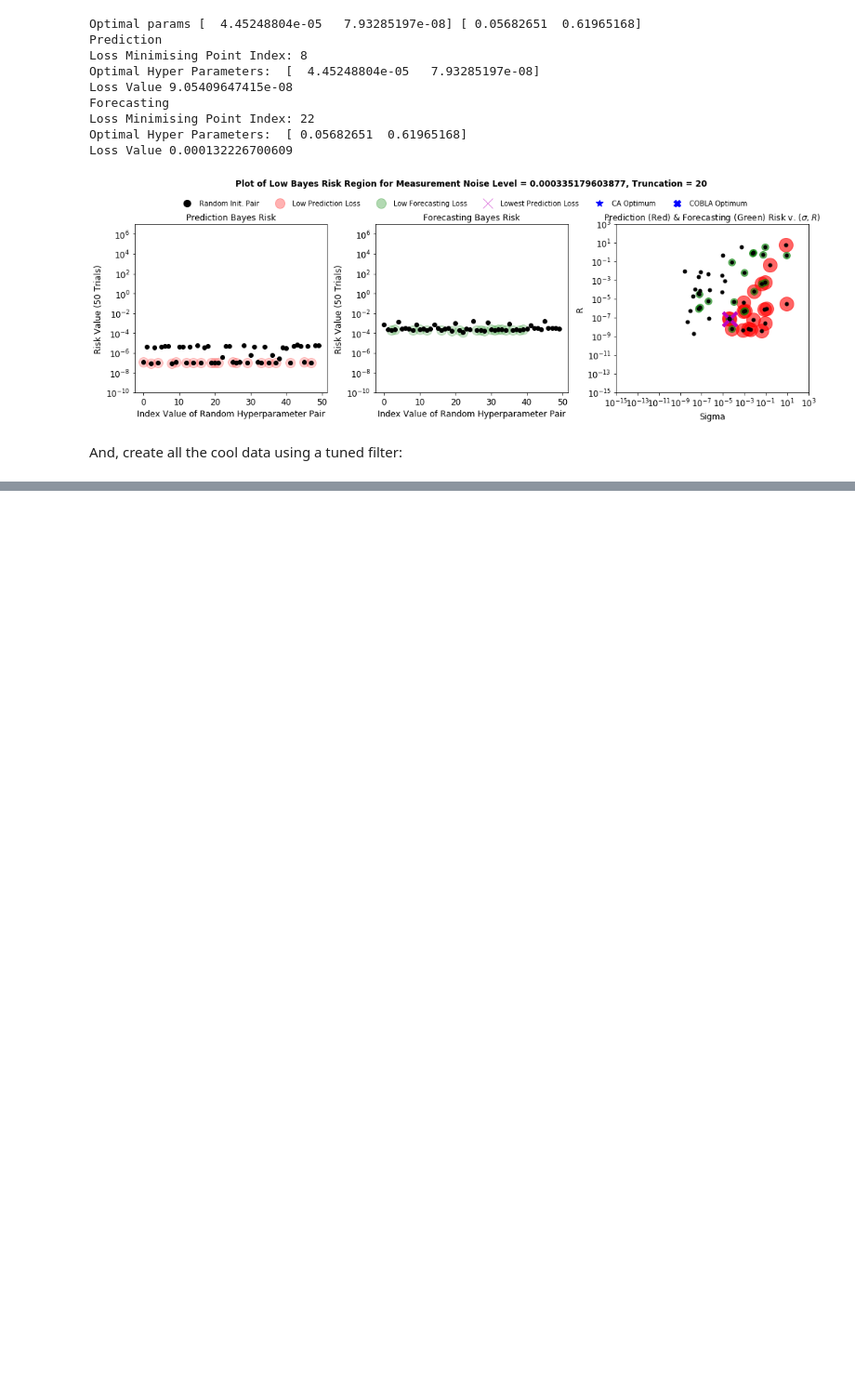
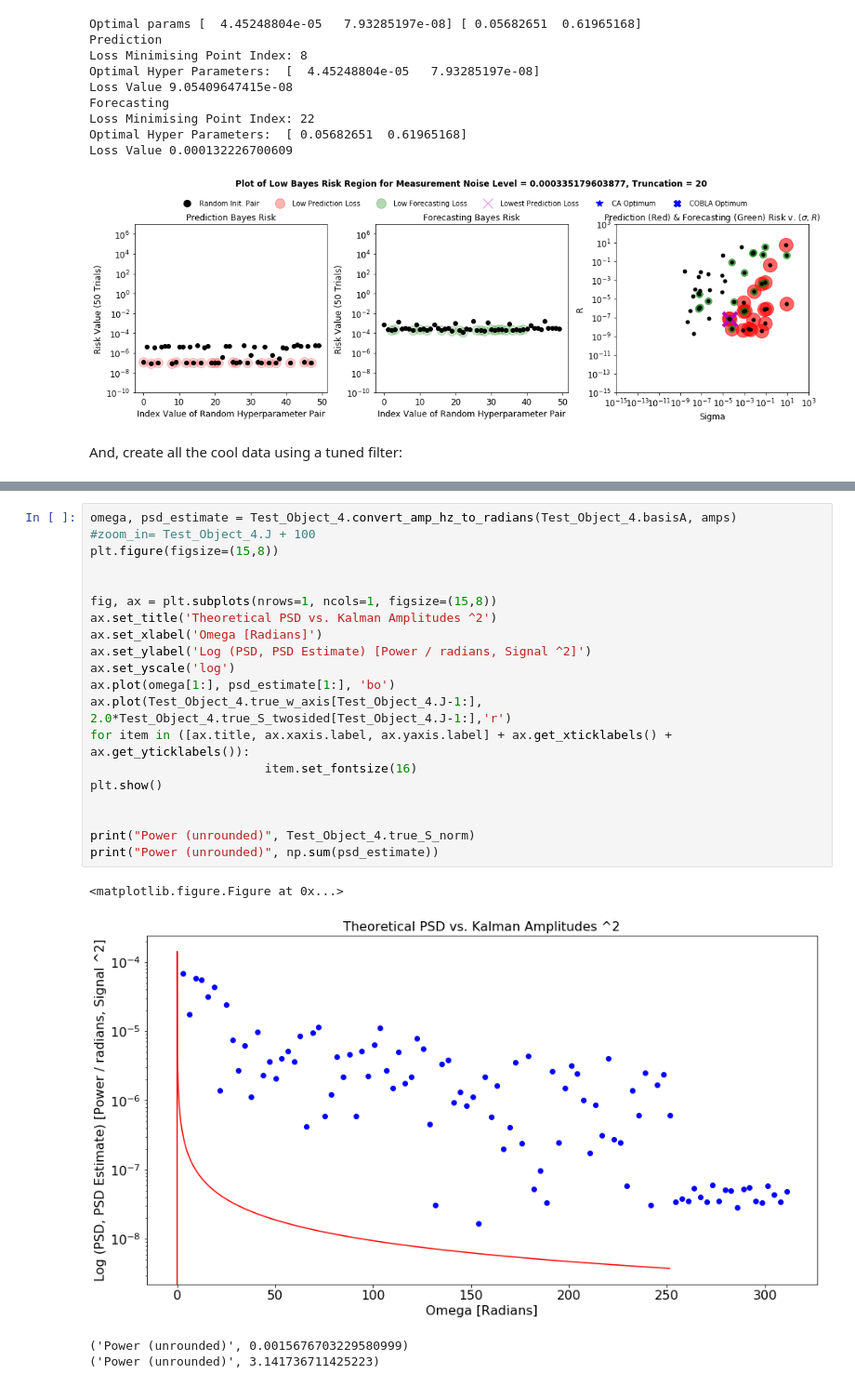
Before and after one commit to riddhisw/predictiveest, a Jupyter notebook: Demo 4.ipynb, the cells around one changed output, grey strips where cells are left out. Shown at 93% size. Drawn from its saved outputs; the diff is of its cells as text; blank space fills up the shorter version.

```diff
--- a/Demo 4.ipynb
+++ b/Demo 4.ipynb
@@ -143,0 +203,25 @@ plotter_KF_4.show_one_prediction()
+# %%
+omega, psd_estimate = Test_Object_4.convert_amp_hz_to_radians(Test_Object_4.basisA, amps)
+#zoom_in= Test_Object_4.J + 100
+plt.figure(figsize=(15,8))
+
+
+fig, ax = plt.subplots(nrows=1, ncols=1, figsize=(15,8))
+ax.set_title('Theoretical PSD vs. Kalman Amplitudes ^2')
+ax.set_xlabel('Omega [Radians]')
+ax.set_ylabel('Log (PSD, PSD Estimate) [Power / radians, Signal ^2]')
+ax.set_yscale('log')
+ax.plot(omega[1:], psd_estimate[1:], 'bo')
+ax.plot(Test_Object_4.true_w_axis[Test_Object_4.J-1:], 2.0*Test_Object_4.true_S_twosided[Test_Object_4.J-1:],'r')
+for item in ([ax.title, ax.xaxis.label, ax.yaxis.label] + ax.get_xticklabels() + ax.get_yticklabels()):
+                        item.set_fontsize(16)
+plt.show()
+
+
+print("Power (unrounded)", Test_Object_4.true_S_norm)
+print("Power (unrounded)", np.sum(psd_estimate))
+# %% [output]
+<matplotlib.figure.Figure at 0x...>
+[figure, added]
+('Power (unrounded)', 0.0015676703229580999)
+('Power (unrounded)', 3.141736711425223)
```
Also changed, not shown: parts of 11 cells of this notebook, 1 other file.
